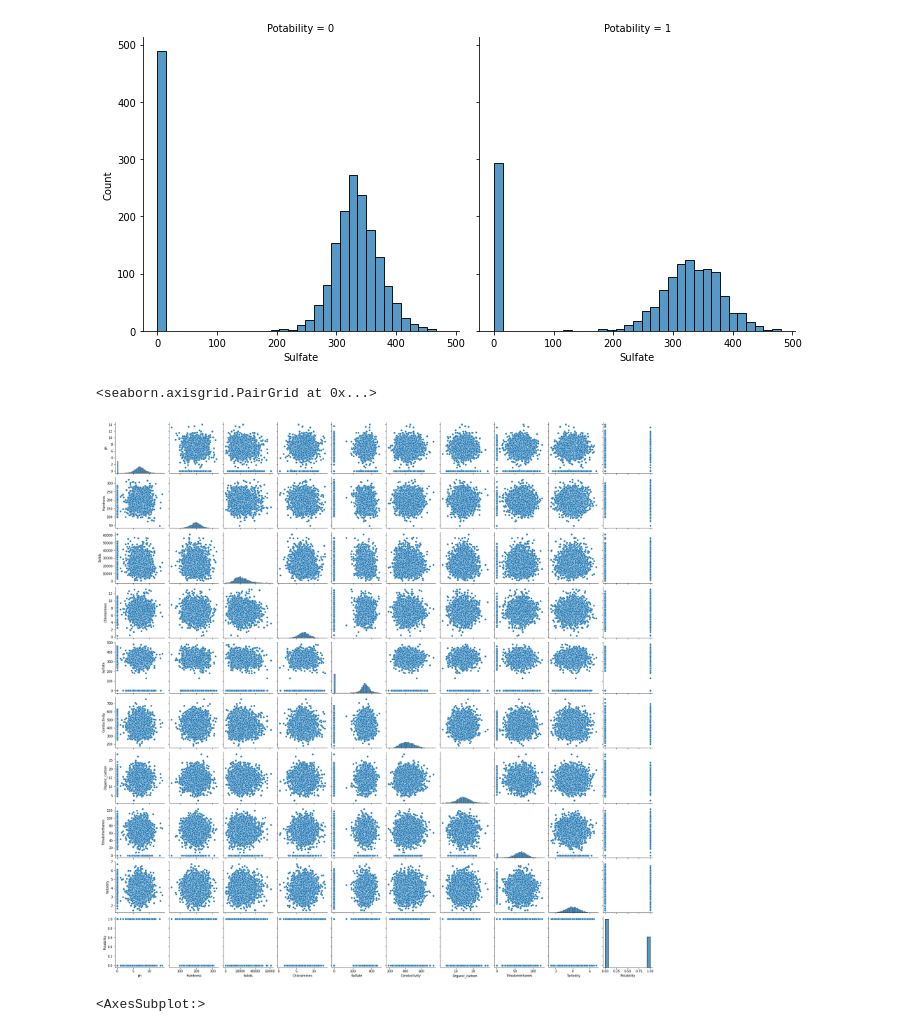
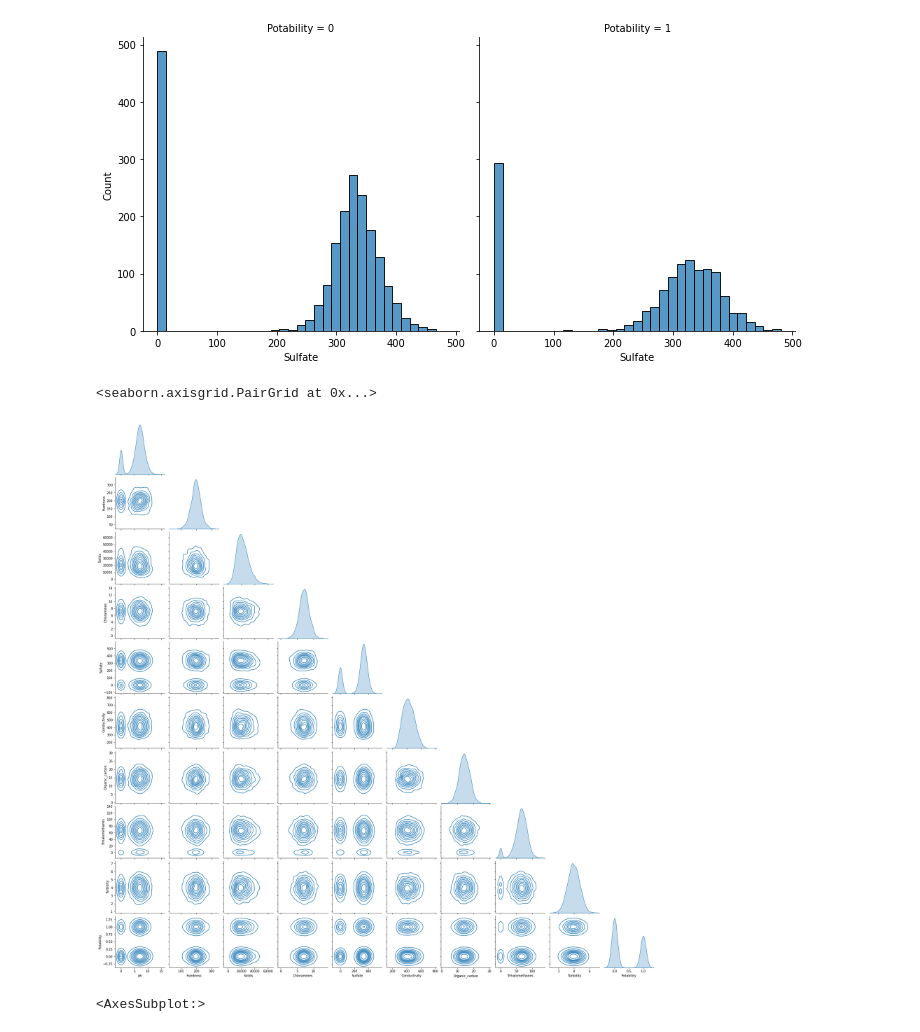
Before and after one commit to aarjun783/Data_Analytics_Portfolio, a Jupyter notebook: Water Potability Classification.ipynb, the cells around one changed output. Cells and saved outputs as stored; diff of their text form; code cells hidden in the pictures.

```diff
--- a/Water Potability Classification.ipynb
+++ b/Water Potability Classification.ipynb
@@ -46,10 +46,10 @@ sb.displot(data=water,x=water['Sulfate'],col=water['Potability'],kind='hist')
 <seaborn.axisgrid.FacetGrid at 0x...>
 [figure]
 # %%
-sb.pairplot(water)
+sb.pairplot(water, kind='kde',corner=True)
 # %% [output]
 <seaborn.axisgrid.PairGrid at 0x...>
-[figure, old version]
+[figure, new version]
 # %%
 corr = water.corr()
 
```
